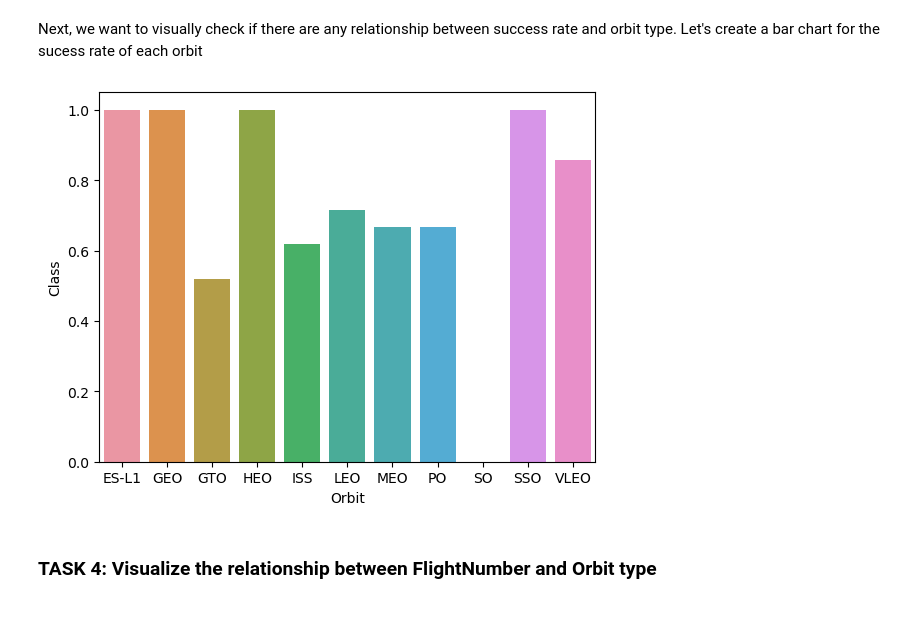
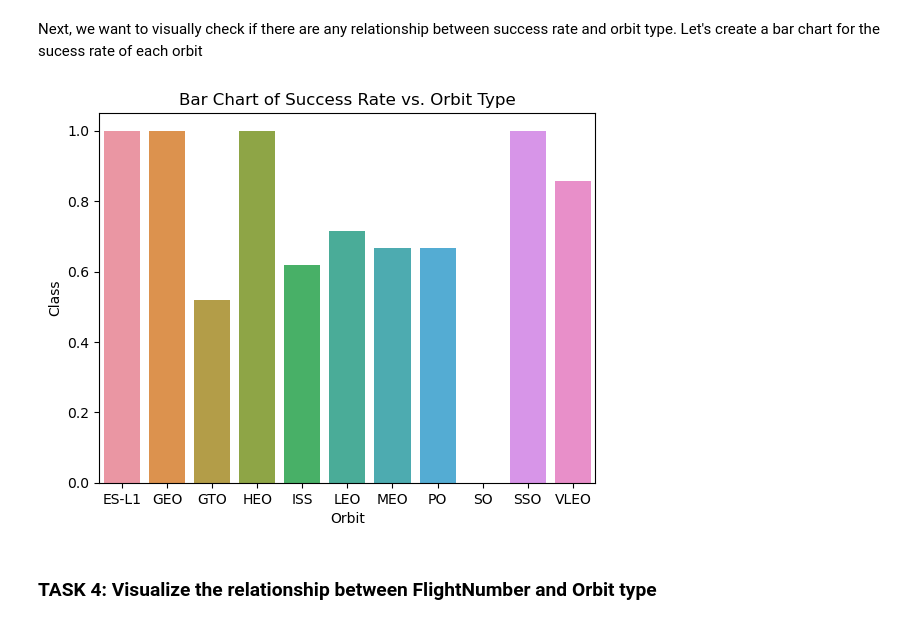
Before and after one commit to te-ex153/ibm-capstone, a Jupyter notebook: ibm_capstone_visualization.ipynb, the cells around one changed output. Cells and saved outputs as stored; diff of their text form; code cells hidden in the pictures.

```diff
--- a/ibm_capstone_visualization.ipynb
+++ b/ibm_capstone_visualization.ipynb
@@ -90,10 +91,11 @@ Let's create a bar chart for the sucess rate of each orbit
 # %%
 # HINT use groupby method on Orbit column and get the mean of Class column
 df_orbit = df.groupby(by='Orbit')['Class'].mean().reset_index()
 sns.barplot(x='Orbit', y='Class', data=df_orbit)
+plt.title('Bar Chart of Success Rate vs. Orbit Type')
 plt.show()
 # %% [output]
-[figure, old version]
+[figure, new version]
 # %% [markdown]
 ### TASK  4: Visualize the relationship between FlightNumber and Orbit type
 # %% [markdown]
```
Also changed, not shown: parts of 5 cells of this notebook.
